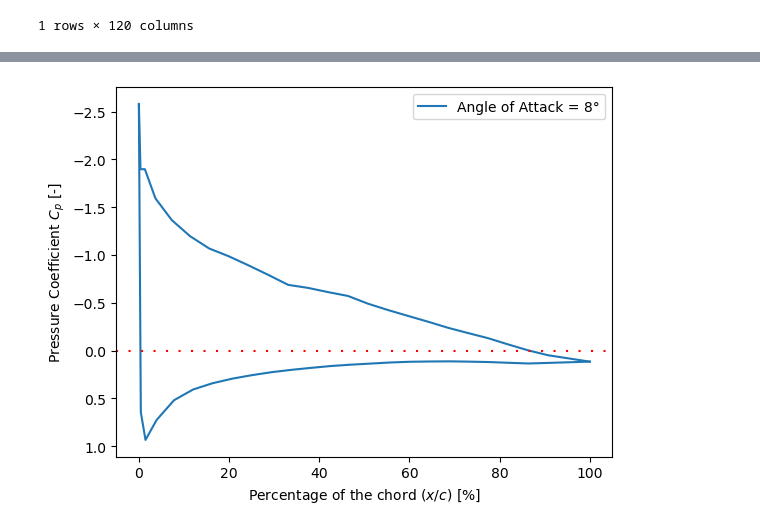
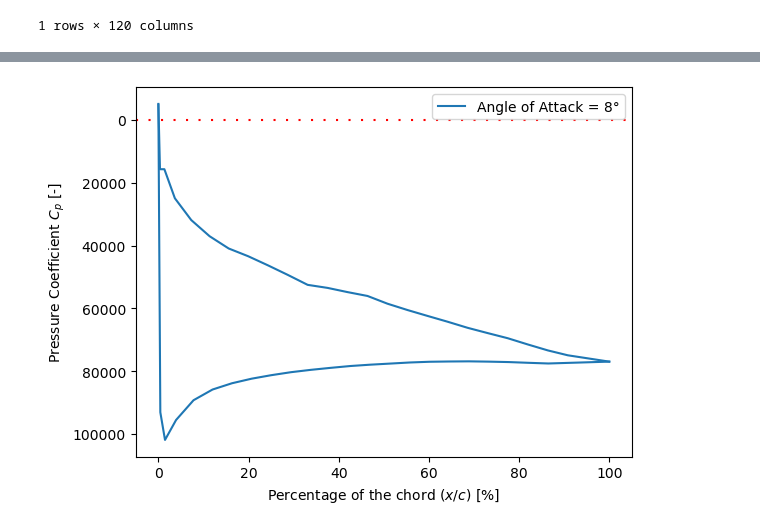
Before and after one commit to federicoangioni/LSWTT, a Jupyter notebook: processing.ipynb, the cells around one changed output, grey strips where cells are left out. Cells and saved outputs as stored; diff of their text form; code cells hidden in the pictures.

```diff
--- a/processing.ipynb
+++ b/processing.ipynb
@@ -68,5 +68,6 @@ else:
     raise Exception('This angle of attack was not measured during the test or the number is inserted incorrectly')
 
 current = current.copy()
-current
+current.loc[:, 'P001':'P113'] = (current.loc[:, 'P001':'P113'])
+current, current['P097']
 # %% [output]
@@ -76,7 +86,7 @@ current
 # %% [markdown]
 ## Transform the curve from pressure distribution to dimensionless coefficient $C_p \: [-]$
 # %%
-current['q_inf'] = 0.211804 + 1.928442*current['Delta_Pb'] + 1.879374 *10**(-4) * current['Delta_Pb']**2
+current['q_inf'] = 0.211804 + 1.928442*current['Delta_Pb'] + 1.879374 *10**(-4) * (current['Delta_Pb'])**2 # in pascal
 
-current['q_inf']
+current
 # %% [output]
@@ -84,0 +96,4 @@ Name: q_inf, dtype: float64
+# %%
+current['p_s'] = current['P097'] - current['q_inf']
+
+current['p_s']
@@ -91,0 +117,2 @@ current
+# %%
+current.loc[:, 'P001':'P049'] = (current.loc[:, 'P001':'P049']).subtract(current.loc[:, 'p_s'], axis=0)
@@ -92,15 +125,15 @@ current
 # %%
-upper = cp_distributions.loc[:, 'P001':'P025'].to_numpy().flatten()
-lower = cp_distributions.loc[:, 'P026':'P049'].to_numpy().flatten()
+upper = current.loc[:, 'P001':'P025'].to_numpy().flatten()
+lower = current.loc[:, 'P026':'P049'].to_numpy().flatten()
 
 plt.plot(airfoil_ports['x'][0:25], upper, color= 'tab:blue', label=f'Angle of Attack = {aoa}°')
 plt.plot(airfoil_ports['x'][25:49], lower, color= 'tab:blue')
 plt.axhline(0.0, linestyle=(0, (1, 5)), color='red')
 plt.xlabel('Percentage of the chord $(x/c)$ [%]')
 plt.ylabel(r'Pressure Coefficient $C_p$ [-]')
 plt.gca().invert_yaxis()
 
 plt.legend()
 plt.show()
 # %% [output]
-[figure, old version]
+[figure, new version]
```
Also changed, not shown: parts of 6 cells of this notebook.
